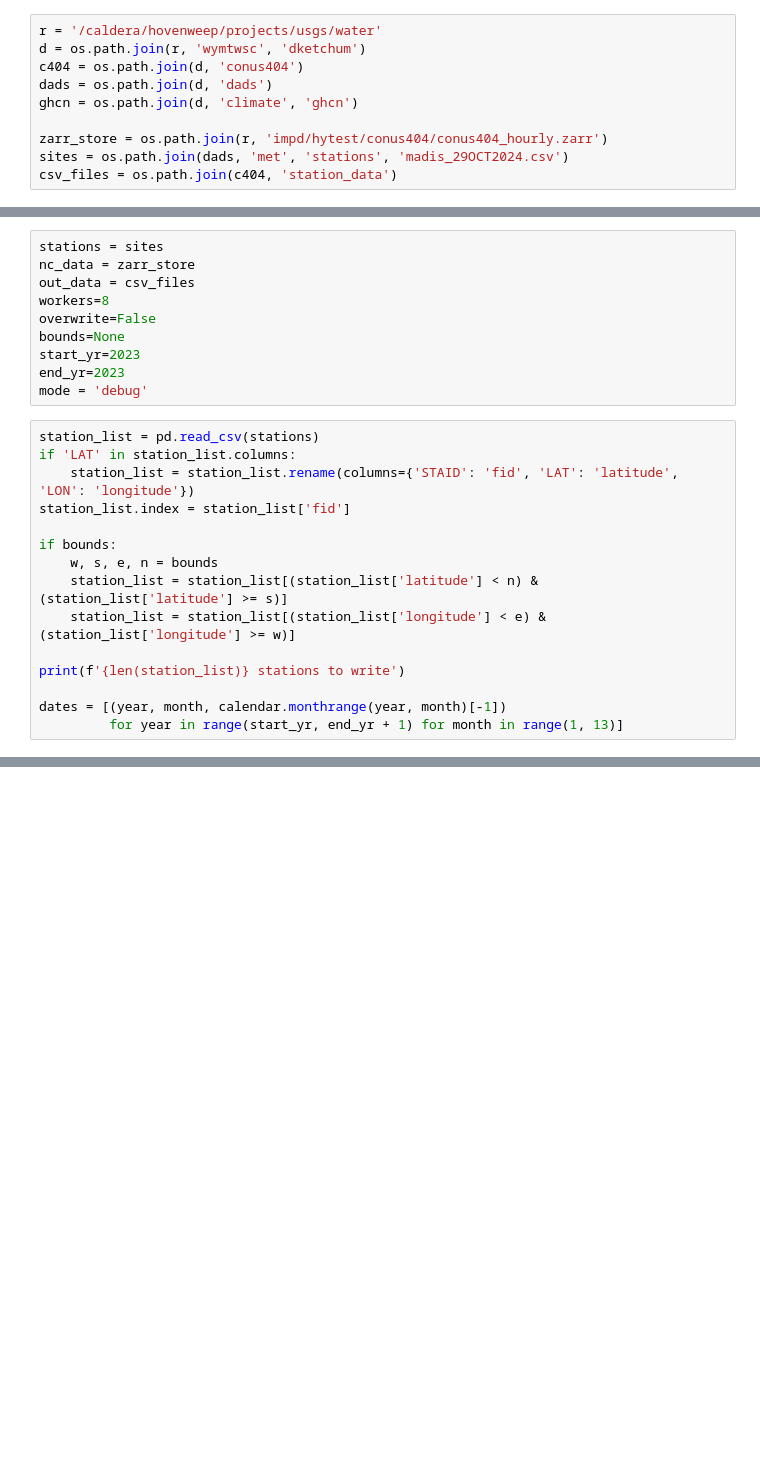
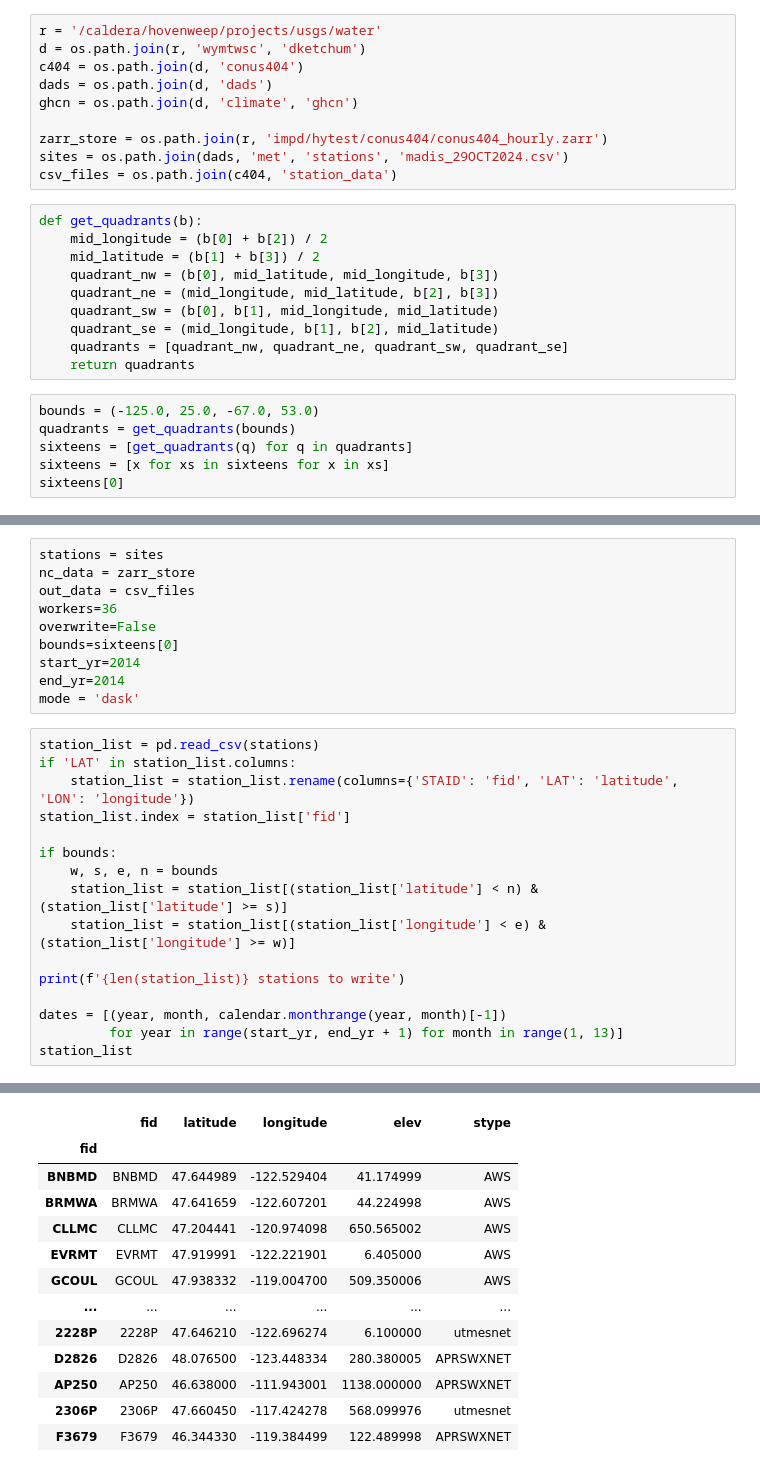
Before and after one commit to dgketchum/hytest, a Jupyter notebook: conus404_extract/debug_c404.ipynb, the cells around one changed output, grey strips where cells are left out. Drawn from its saved outputs; the diff is of its cells as text; blank space fills up the shorter version.

```diff
--- a/conus404_extract/debug_c404.ipynb
+++ b/conus404_extract/debug_c404.ipynb
@@ -20,3 +21,19 @@ ghcn = os.path.join(d, 'climate', 'ghcn')
 zarr_store = os.path.join(r, 'impd/hytest/conus404/conus404_hourly.zarr')
 sites = os.path.join(dads, 'met', 'stations', 'madis_29OCT2024.csv')
 csv_files = os.path.join(c404, 'station_data')
+# %%
+def get_quadrants(b):
+    mid_longitude = (b[0] + b[2]) / 2
+    mid_latitude = (b[1] + b[3]) / 2
+    quadrant_nw = (b[0], mid_latitude, mid_longitude, b[3])
+    quadrant_ne = (mid_longitude, mid_latitude, b[2], b[3])
+    quadrant_sw = (b[0], b[1], mid_longitude, mid_latitude)
+    quadrant_se = (mid_longitude, b[1], b[2], mid_latitude)
+    quadrants = [quadrant_nw, quadrant_ne, quadrant_sw, quadrant_se]
+    return quadrants
+# %%
+bounds = (-125.0, 25.0, -67.0, 53.0)
+quadrants = get_quadrants(bounds)
+sixteens = [get_quadrants(q) for q in quadrants]
+sixteens = [x for xs in sixteens for x in xs]
+sixteens[0]
@@ -24,12 +43,12 @@ csv_files = os.path.join(c404, 'station_data')
 stations = sites
 nc_data = zarr_store
 out_data = csv_files
-workers=8
+workers=36
 overwrite=False
-bounds=None
-start_yr=2023
-end_yr=2023
-mode = 'debug'
+bounds=sixteens[0]
+start_yr=2014
+end_yr=2014
+mode = 'dask'
 # %%
 station_list = pd.read_csv(stations)
 if 'LAT' in station_list.columns:
@@ -45,3 +64,5 @@ print(f'{len(station_list)} stations to write')
 
 dates = [(year, month, calendar.monthrange(year, month)[-1])
          for year in range(start_yr, end_yr + 1) for month in range(1, 13)]
+station_list
+# %% [output]
@@ -47,0 +70,13 @@ dates = [(year, month, calendar.monthrange(year, month)[-1])
+|  | fid | latitude | longitude | elev | stype |
+| fid |  |  |  |  |  |
+| BNBMD | BNBMD | 47.644989 | -122.529404 | 41.174999 | AWS |
+| BRMWA | BRMWA | 47.641659 | -122.607201 | 44.224998 | AWS |
+| CLLMC | CLLMC | 47.204441 | -120.974098 | 650.565002 | AWS |
+| EVRMT | EVRMT | 47.919991 | -122.221901 | 6.405000 | AWS |
+| GCOUL | GCOUL | 47.938332 | -119.004700 | 509.350006 | AWS |
+| ... | ... | ... | ... | ... | ... |
+| 2228P | 2228P | 47.646210 | -122.696274 | 6.100000 | utmesnet |
+| D2826 | D2826 | 48.076500 | -123.448334 | 280.380005 | APRSWXNET |
+| AP250 | AP250 | 46.638000 | -111.943001 | 1138.000000 | APRSWXNET |
+| 2306P | 2306P | 47.660450 | -117.424278 | 568.099976 | utmesnet |
+| F3679 | F3679 | 46.344330 | -119.384499 | 122.489998 | APRSWXNET |
```
Also changed, not shown: parts of 9 cells of this notebook, 2 other files.
